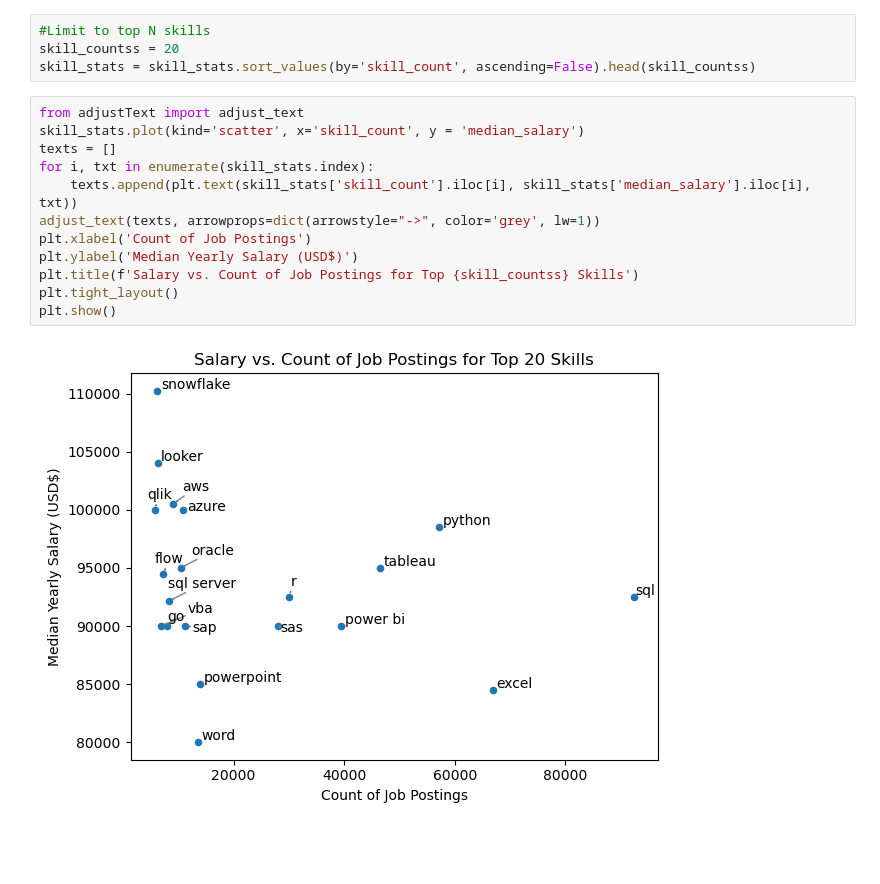
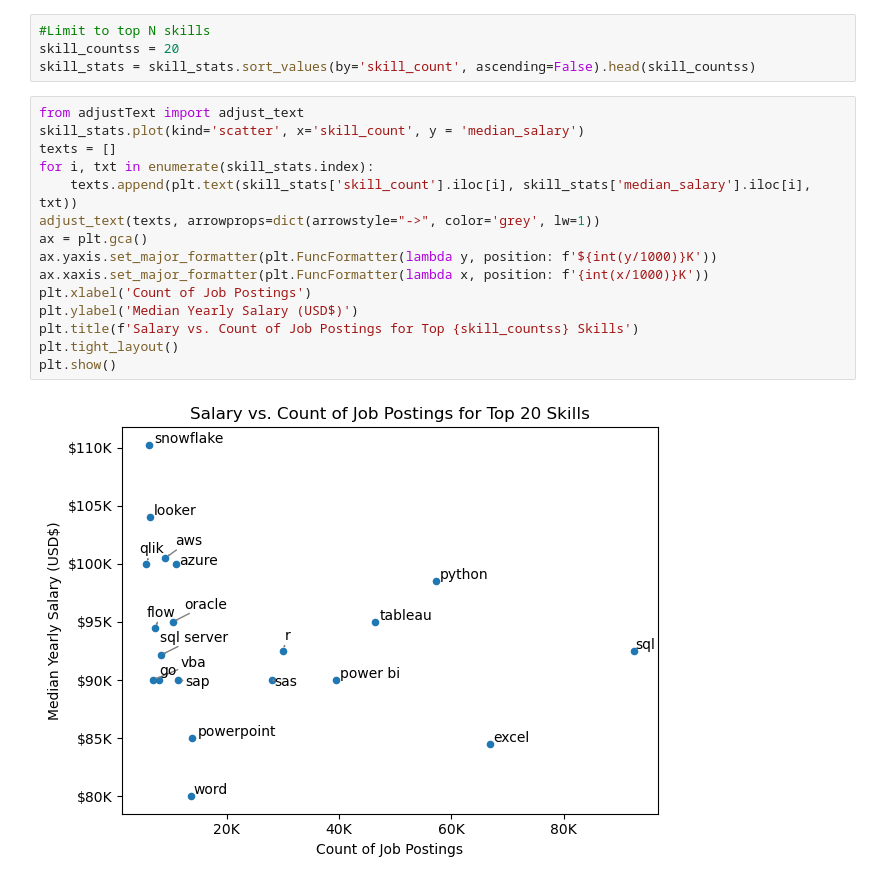
Before and after one commit to OlegNowikov/Python_Data_Project, a Jupyter notebook: 2_Advanced/16_Matplotlib_Advanced_Customization2.ipynb, the cells around one changed output. Saved outputs shown, nothing was run; the diff lists cells and outputs as text; blank space fills up the shorter version.

```diff
--- a/2_Advanced/16_Matplotlib_Advanced_Customization2.ipynb
+++ b/2_Advanced/16_Matplotlib_Advanced_Customization2.ipynb
@@ -26,14 +26,17 @@ skill_stats = skill_stats.sort_values(by='skill_count', ascending=False).head(sk
 # %%
 from adjustText import adjust_text
 skill_stats.plot(kind='scatter', x='skill_count', y = 'median_salary')
 texts = []
 for i, txt in enumerate(skill_stats.index):
     texts.append(plt.text(skill_stats['skill_count'].iloc[i], skill_stats['median_salary'].iloc[i], txt))
 adjust_text(texts, arrowprops=dict(arrowstyle="->", color='grey', lw=1))
+ax = plt.gca()
+ax.yaxis.set_major_formatter(plt.FuncFormatter(lambda y, position: f'${int(y/1000)}K'))
+ax.xaxis.set_major_formatter(plt.FuncFormatter(lambda x, position: f'{int(x/1000)}K'))
 plt.xlabel('Count of Job Postings')
 plt.ylabel('Median Yearly Salary (USD$)')
 plt.title(f'Salary vs. Count of Job Postings for Top {skill_countss} Skills')
 plt.tight_layout()
 plt.show()
 # %% [output]
-[figure, old version]
+[figure, new version]
```
Also changed, not shown: 7 other files.
